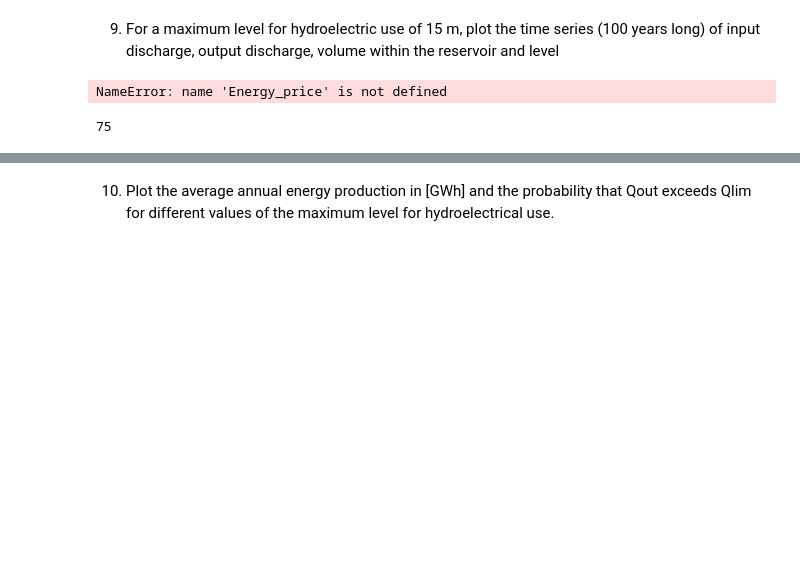
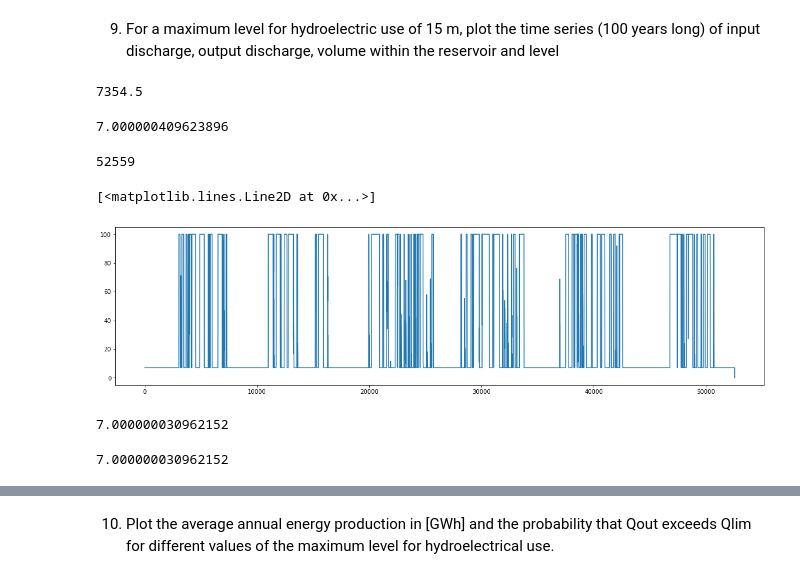
Before and after one commit to romainphan/WRE, a Jupyter notebook: Main.ipynb, the cells around one changed output, grey strips where cells are left out. Cells and saved outputs as stored; diff of their text form; code cells hidden in the pictures; blank space fills up the shorter version.

```diff
--- a/Main.ipynb
+++ b/Main.ipynb
@@ -122,0 +147,4 @@ long) of input discharge, output discharge, volume within the reservoir and leve
+# %%
+gamma*eta
+# %% [output]
+7354.5
@@ -124,13 +287,29 @@ long) of input discharge, output discharge, volume within the reservoir and leve
 P=rain_gen(years=6,plot=False)
 #Energy_price=75
 [Q, R, I, s, L, ET]=hydr_model(K_sat, c, t_sub, z, P, K_c, n_years=6, s_0 = 0, V_sup_0 = 0, V_sub_0 = 0)
-[V,l,A_sluice,Q_out,Q_HU,Q_g,Pow,profit,p_flood,E_annual]=reservoir_routine(Q,P,ET,V_rating,lmax_HU=15)
+[V,l,A_sluice,Q_out,Q_HU,Q_g,Pow,profit,p_flood,E_annual,Y]=reservoir_routine(Q,P,ET,V_rating,lmax_HU=15)
 # %% [output]
-NameError: name 'Energy_price' is not defined
+7.000000409623896
-# %%
-Energy_price
-# %% [output]
-75
+# %%
+for i in range (0,len(Q_g)):
+    if Q_g[i]==0:
+        print(i)
+# %% [output]
+52559
+# %%
+plt.figure(figsize=(20,5))
+plt.plot(Q_g)
+# %% [output]
+[<matplotlib.lines.Line2D at 0x...>]
+[figure, added]
+# %%
+max(Q347 , min(Qlim,0) )
+# %% [output]
+7.000000030962152
+# %%
+Q347
+# %% [output]
+7.000000030962152
 # %%
 plot_routine(Q,Q_out,V,l)
 # %% [output]
```
Also changed, not shown: parts of 17 cells of this notebook, 1 other file.
